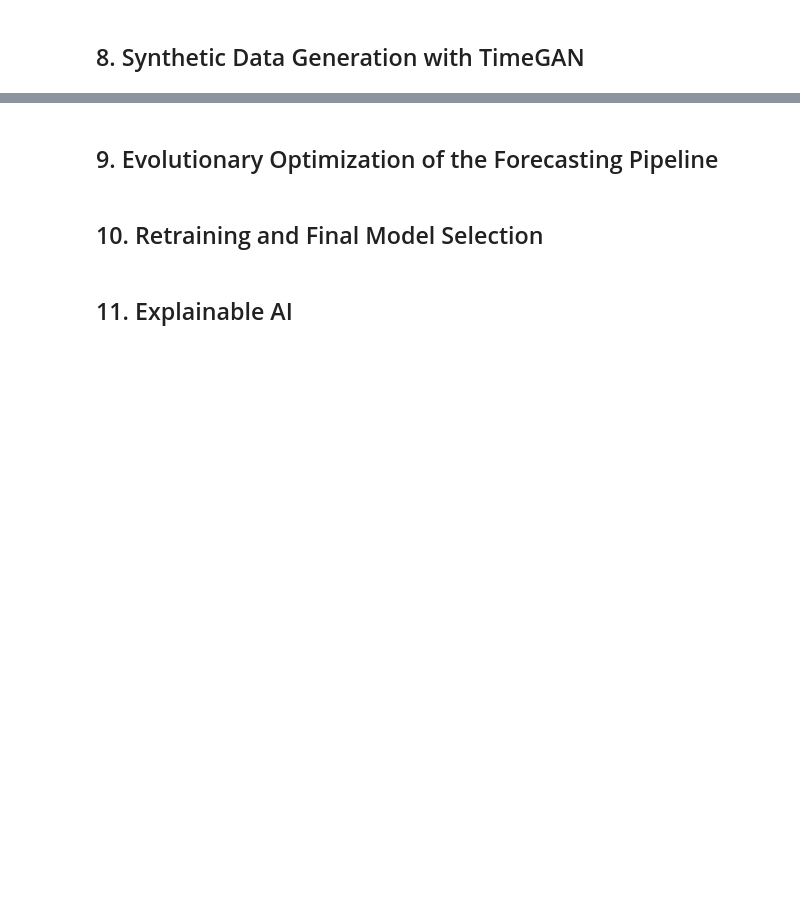
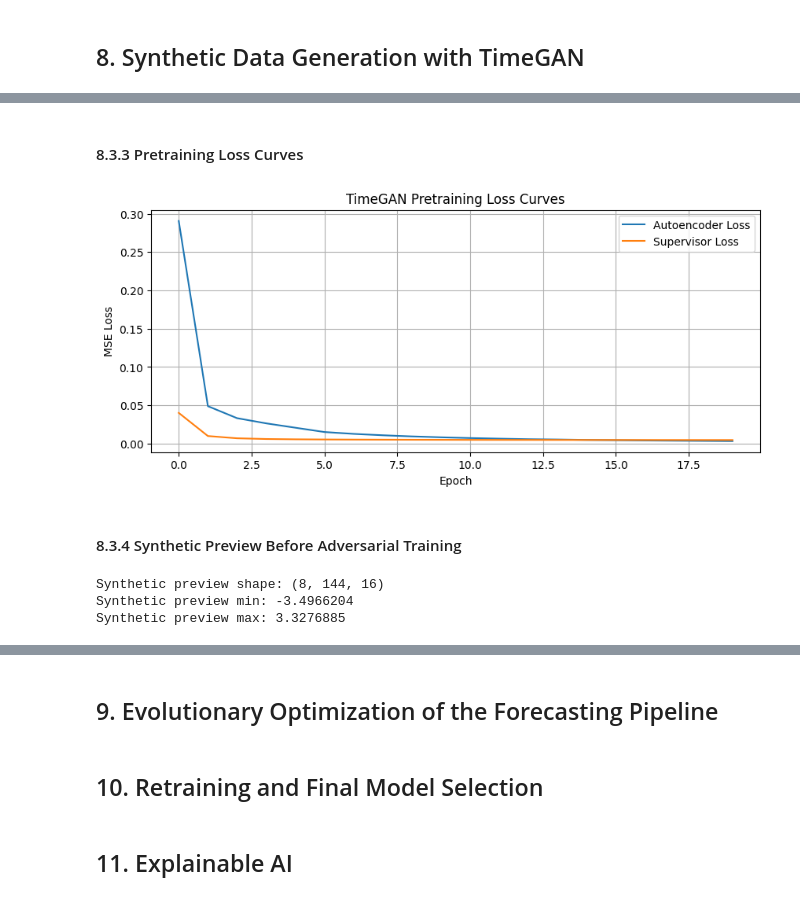
Before and after one commit to logus2k/taap_p4, a Jupyter notebook: notebooks_final_project/final_project_scope_V3.ipynb, the cells around one changed output, grey strips where cells are left out. Saved outputs shown, nothing was run; the diff lists cells and outputs as text; code cells hidden in the pictures; blank space fills up the shorter version.

```diff
--- a/notebooks_final_project/final_project_scope_V3.ipynb
+++ b/notebooks_final_project/final_project_scope_V3.ipynb
@@ -706,0 +956,7 @@ plt.show()
+# %%
+supervisor_history = timegan.pretrain_supervisor(
+    sequences=timegan_train_sequences,
+    epochs=20,
+    batch_size=TIMEGAN_CONFIG["batch_size"],
+    verbose=1,
+)
@@ -706,0 +981,26 @@ plt.show()
+# %% [markdown]
+#### 8.3.3 Pretraining Loss Curves
+# %%
+plt.figure(figsize=(10, 4))
+plt.plot(autoencoder_history.history["loss"], label="Autoencoder Loss")
+plt.plot(supervisor_history.history["loss"], label="Supervisor Loss")
+plt.title("TimeGAN Pretraining Loss Curves")
+plt.xlabel("Epoch")
+plt.ylabel("MSE Loss")
+plt.grid(True)
+plt.legend()
+plt.show()
+# %% [output]
+[figure, added]
+# %% [markdown]
+#### 8.3.4 Synthetic Preview Before Adversarial Training
+# %%
+synthetic_sequences_preview = timegan.generate(8)
+
+print("Synthetic preview shape:", synthetic_sequences_preview.shape)
+print("Synthetic preview min:", synthetic_sequences_preview.min())
+print("Synthetic preview max:", synthetic_sequences_preview.max())
+# %% [output]
+Synthetic preview shape: (8, 144, 16)
+Synthetic preview min: -3.4966204
+Synthetic preview max: 3.3276885
```
Also changed, not shown: parts of 43 cells of this notebook, 4 other files.
